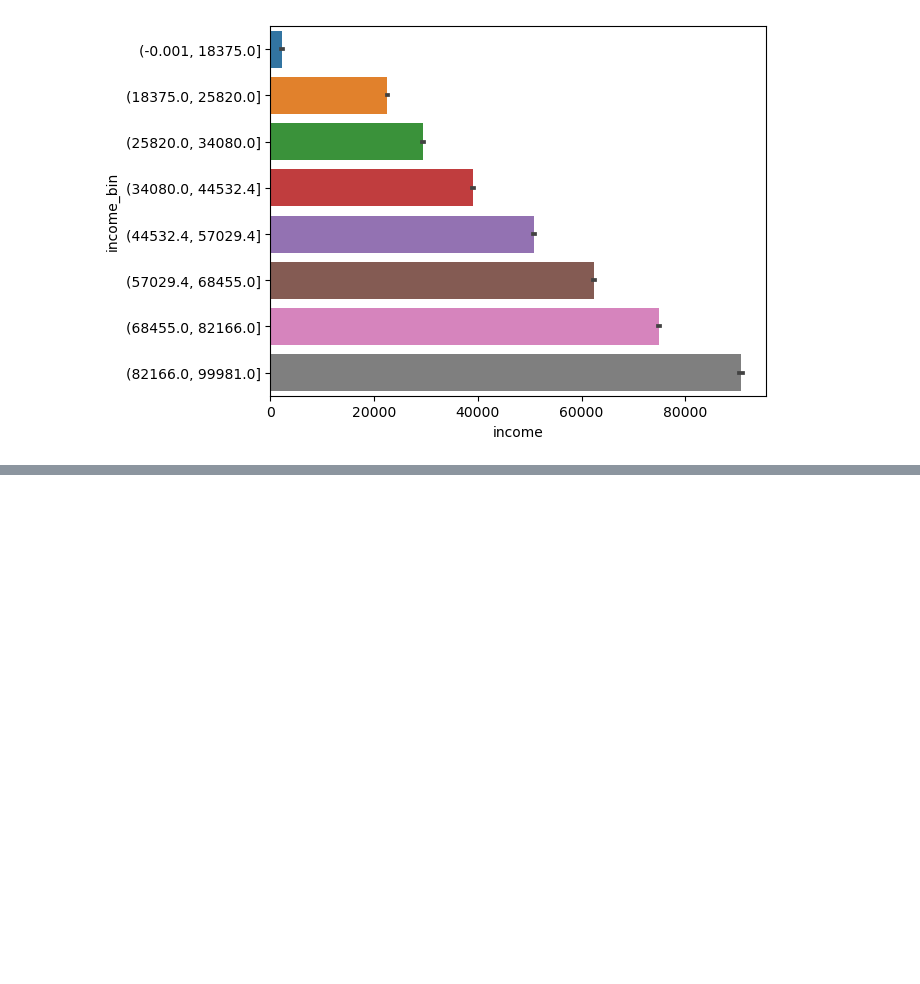
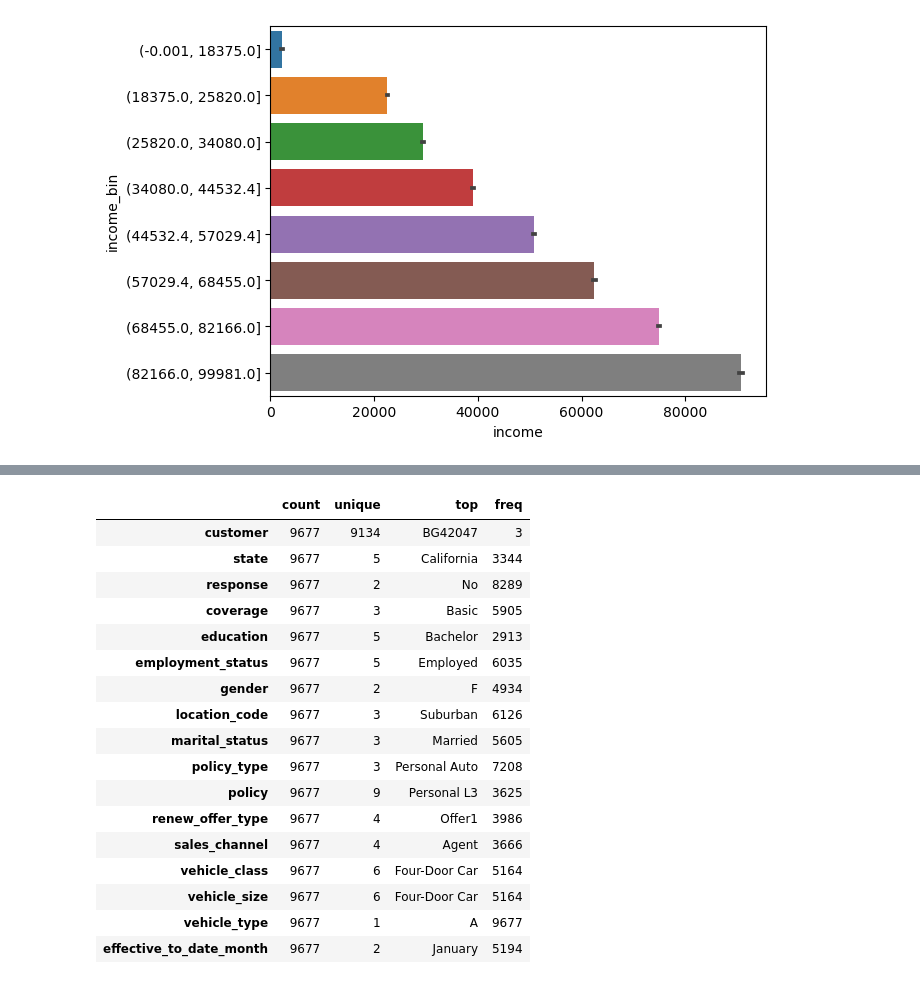
Before and after one commit to jochabo/lab-customer-analysis-round-2, a Jupyter notebook: files_for_lab/csv_files/Lab Customer Analysis Round 2.ipynb, the cells around one changed output, grey strips where cells are left out. Saved outputs shown, nothing was run; the diff lists cells and outputs as text; code cells hidden in the pictures; blank space fills up the shorter version.

```diff
--- a/files_for_lab/csv_files/Lab Customer Analysis Round 2.ipynb
+++ b/files_for_lab/csv_files/Lab Customer Analysis Round 2.ipynb
@@ -471,0 +517,26 @@ plt.show()
+# %%
+# data types
+data_mca.dtypes
+
+#was already done in #Round 3
+categoricals = summary_objects
+categoricals
+# %% [output]
+|  | count | unique | top | freq |
+| customer | 9677 | 9134 | BG42047 | 3 |
+| state | 9677 | 5 | California | 3344 |
+| response | 9677 | 2 | No | 8289 |
+| coverage | 9677 | 3 | Basic | 5905 |
+| education | 9677 | 5 | Bachelor | 2913 |
+| employment_status | 9677 | 5 | Employed | 6035 |
+| gender | 9677 | 2 | F | 4934 |
+| location_code | 9677 | 3 | Suburban | 6126 |
+| marital_status | 9677 | 3 | Married | 5605 |
+| policy_type | 9677 | 3 | Personal Auto | 7208 |
+| policy | 9677 | 9 | Personal L3 | 3625 |
+| renew_offer_type | 9677 | 4 | Offer1 | 3986 |
+| sales_channel | 9677 | 4 | Agent | 3666 |
+| vehicle_class | 9677 | 6 | Four-Door Car | 5164 |
+| vehicle_size | 9677 | 6 | Four-Door Car | 5164 |
+| vehicle_type | 9677 | 1 | A | 9677 |
+| effective_to_date_month | 9677 | 2 | January | 5194 |
```
Also changed, not shown: parts of 45 cells of this notebook.
